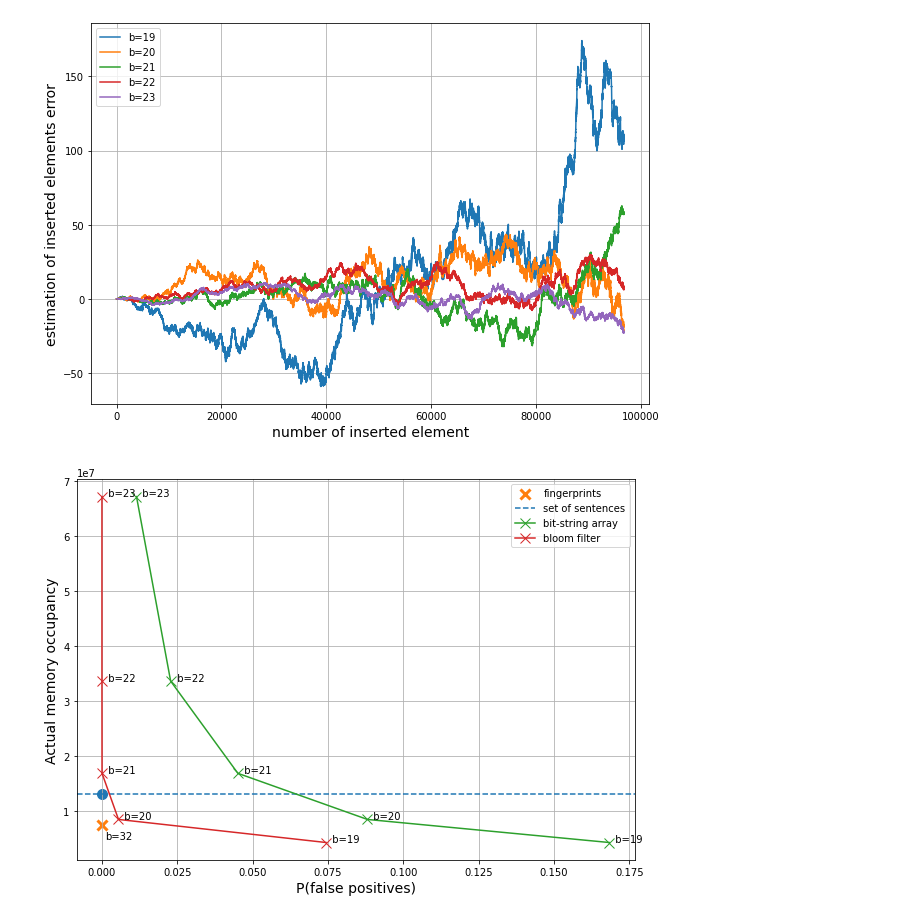
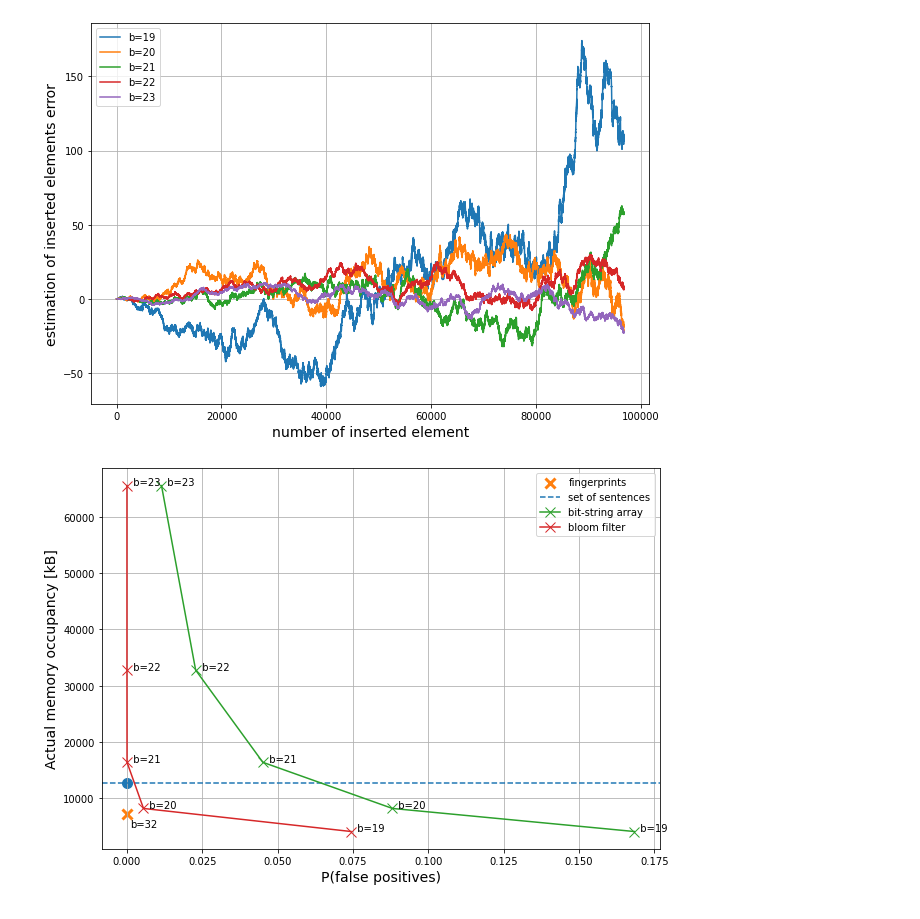
Before and after one commit to dadodimauro/ComputerAidedSimulationLab, a Jupyter notebook: Laboratories/bloom_filters/bloom_filters.ipynb, the cells around one changed output. Drawn from its saved outputs; the diff is of its cells as text; code cells hidden in the pictures.

```diff
--- a/Laboratories/bloom_filters/bloom_filters.ipynb
+++ b/Laboratories/bloom_filters/bloom_filters.ipynb
@@ -491,17 +647,17 @@ bf.plot_inserted_elements_error()
 # %% [output]
 [figure]
 # %%
-set_of_sentences_mem = 12987584
+set_of_sentences_mem = 12987584/2**10
 
-fingerprints_mem = {32: 7288920}
+fingerprints_mem = {32: 7288920/2**10}
 fingerprints_p_fp = {32: 2.2514469789514102e-05}
 
 bitstring_array_mem = {
-    19: 4194432,
-    20: 8388736,
-    21: 16777344,
-    22: 33554560,
-    23: 67108992
+    19: 4194432/2**10,
+    20: 8388736/2**10,
+    21: 16777344/2**10,
+    22: 33554560/2**10,
+    23: 67108992/2**10
 }
 bitstring_array_p_fp = {
     19: 0.16833877563476562,
@@ -512,11 +668,11 @@ bitstring_array_p_fp = {
 }
 
 bloom_filter_mem = {
-    19: 4194432,
-    20: 8388736,
-    21: 16777344,
-    22: 33554560,
-    23: 67108992
+    19: 4194432/2**10,
+    20: 8388736/2**10,
+    21: 16777344/2**10,
+    22: 33554560/2**10,
+    23: 67108992/2**10
 }
 bloom_filter_p_fp = {
     19: 0.07436877992190073,
@@ -528,28 +684,28 @@ bloom_filter_p_fp = {
 # %%
 plt.figure(figsize=(10,7))
 #plt.axhline(y=set_of_sentences_mem, label="set of sentences")
 plt.scatter(0, set_of_sentences_mem, s=100)
 plt.scatter(list(fingerprints_p_fp.values()), list(fingerprints_mem.values()), marker="x", label="fingerprints", s=100, linewidths=3)
 plt.axhline(y=set_of_sentences_mem, linestyle="--", label="set of sentences")
 # plt.axhline(y=list(fingerprints_mem.values())[0], linestyle="--", color='#ff7f0e', label="fingerprints")
 plt.plot(list(bitstring_array_p_fp.values()), list(bitstring_array_mem.values()), label="bit-string array", marker="x", color='#2ca02c', markersize=10)
 plt.plot(list(bloom_filter_p_fp.values()), list(bloom_filter_mem.values()), label="bloom filter", marker="x", color='#d62728', markersize=10)
 
 for k in bitstring_array_p_fp.keys():
     plt.annotate(f"  b={k}", (bitstring_array_p_fp[k], bitstring_array_mem[k]), fontsize=10)
     plt.annotate(f"  b={k}", (bloom_filter_p_fp[k], bloom_filter_mem[k]), fontsize=10)
 for k in fingerprints_p_fp.keys():
     # plt.annotate(f"  b={k}", (fingerprints_p_fp[k], fingerprints_mem[k]), fontsize=10)
-    plt.text(fingerprints_p_fp[k]+.001, fingerprints_mem[k]-2500000, f"b={k}", fontsize=10)
+    plt.text(fingerprints_p_fp[k]+.001, fingerprints_mem[k]-2200, f"b={k}", fontsize=10)
 
 plt.grid()
 plt.legend()
 plt.xlabel("P(false positives)", fontsize=14)
-plt.ylabel("Actual memory occupancy", fontsize=14)
+plt.ylabel("Actual memory occupancy [kB]", fontsize=14)
 plt.savefig("summary.png")
 plt.show()
 # %% [output]
-[figure, old version]
+[figure, new version]
 # %%
 from mpl_toolkits import mplot3d
 
```
Also changed, not shown: parts of 12 cells of this notebook, 51 other files.
